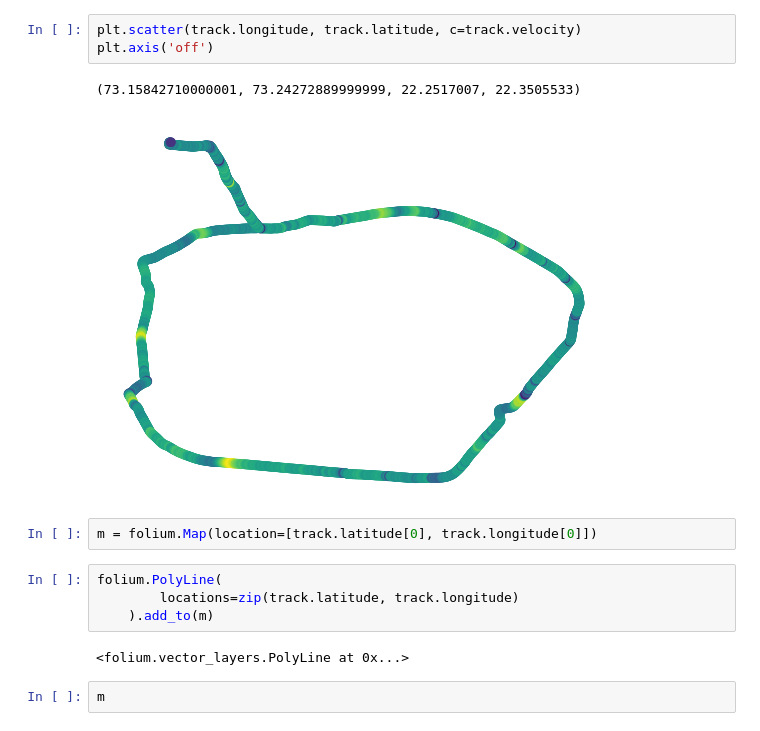
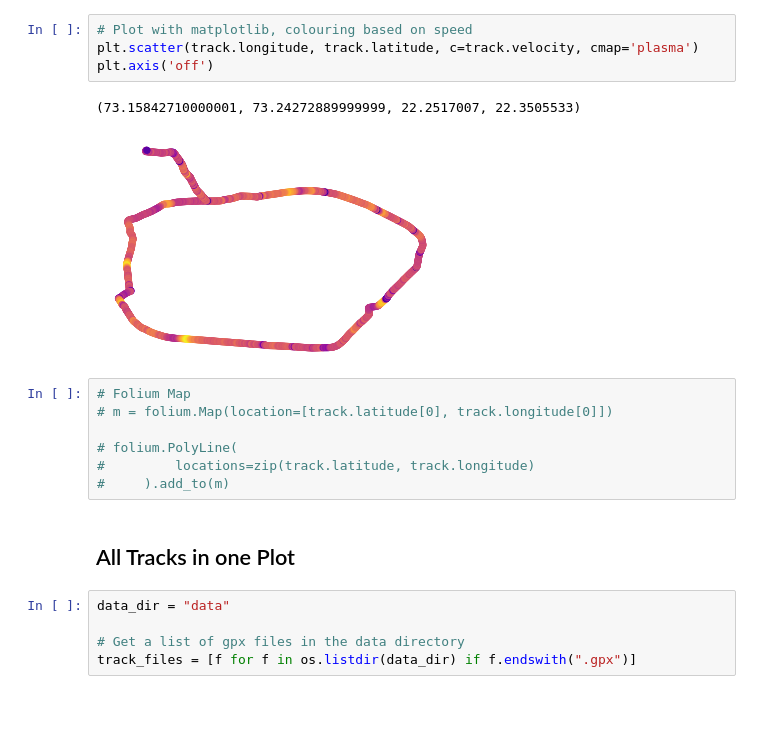
Before and after one commit to TheReconPilot/cycling-visualisation, a Jupyter notebook: geoviz.ipynb, the cells around one changed output. Drawn from its saved outputs; the diff is of its cells as text; blank space fills up the shorter version.

```diff
--- a/geoviz.ipynb
+++ b/geoviz.ipynb
@@ -30,16 +28,21 @@ track.data
 # %%
-plt.scatter(track.longitude, track.latitude, c=track.velocity)
+# Plot with matplotlib, colouring based on speed
+plt.scatter(track.longitude, track.latitude, c=track.velocity, cmap='plasma')
 plt.axis('off')
 # %% [output]
 (73.15842710000001, 73.24272889999999, 22.2517007, 22.3505533)
-[figure, old version]
+[figure, new version]
 # %%
-m = folium.Map(location=[track.latitude[0], track.longitude[0]])
+# Folium Map
+# m = folium.Map(location=[track.latitude[0], track.longitude[0]])
+
+# folium.PolyLine(
+#         locations=zip(track.latitude, track.longitude)
+#     ).add_to(m)
-# %%
-folium.PolyLine(
-        locations=zip(track.latitude, track.longitude)
-    ).add_to(m)
-# %% [output]
-<folium.vector_layers.PolyLine at 0x...>
-# %%
-m
+# %% [markdown]
+## All Tracks in one Plot
+# %%
+data_dir = "data"
+
+# Get a list of gpx files in the data directory
+track_files = [f for f in os.listdir(data_dir) if f.endswith(".gpx")]
```
Also changed, not shown: parts of 6 cells of this notebook.
